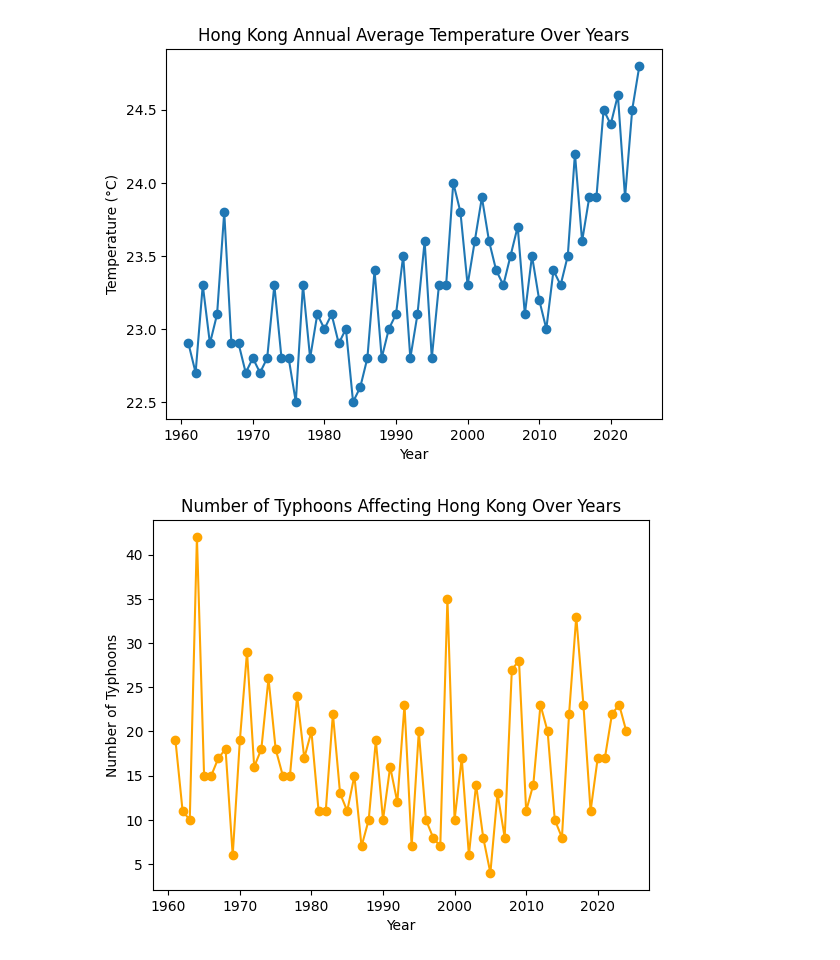
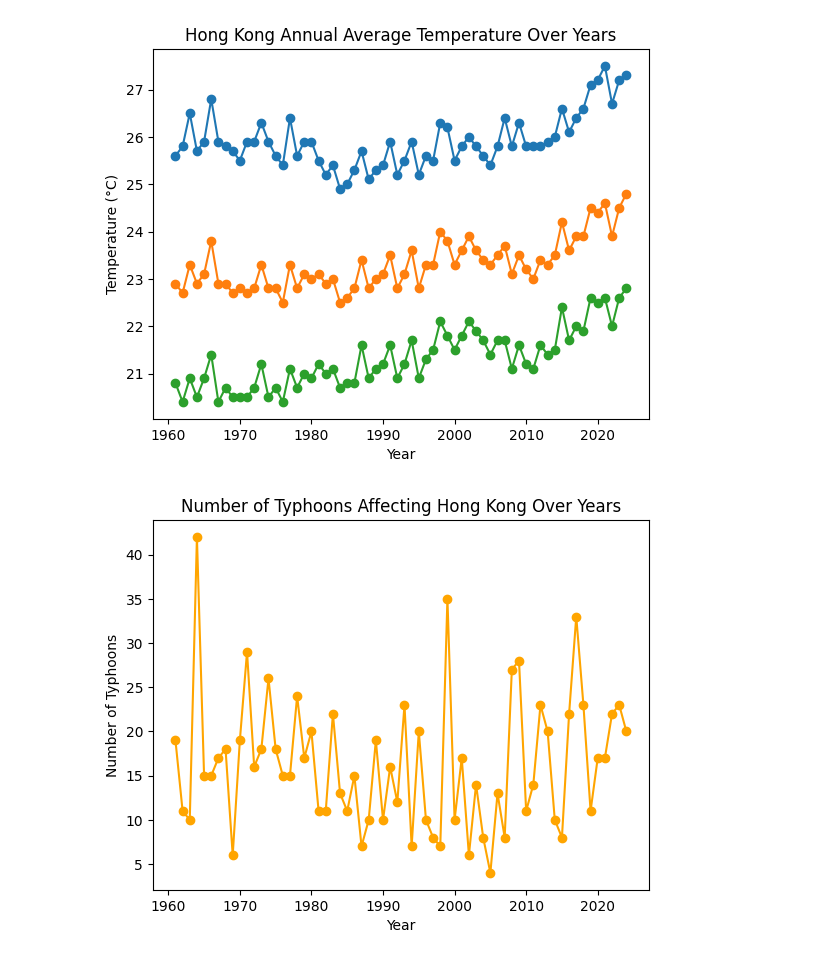
Before and after one commit to kinglingmk1/DIT-5401-Group-Project, a Jupyter notebook: main.ipynb, the cells around one changed output. Drawn from its saved outputs; the diff is of its cells as text; code cells hidden in the pictures.

```diff
--- a/main.ipynb
+++ b/main.ipynb
@@ -1,17 +1,19 @@
 # %%
 import matplotlib.pyplot as plt
 import numpy as np
 import pandas as pd
 
 #read hk temperature data
 avg_temp = pd.read_csv('hktemp.csv')
-#using plt show
-plt.plot(avg_temp['Year'], avg_temp['avg_temp'], marker='o')
+#using plt show high avg avg and low avg temperature
+plt.plot(avg_temp['Year'], avg_temp['avg_high_temp'], marker='o', label='High Avg Temp')
+plt.plot(avg_temp['Year'], avg_temp['avg_temp'], marker='o', label='Avg Temp')
+plt.plot(avg_temp['Year'], avg_temp['avg_low_temp'], marker='o', label='Low Avg Temp')
 plt.title('Hong Kong Annual Average Temperature Over Years')
 plt.xlabel('Year')
 plt.ylabel('Temperature (°C)')
 plt.show()
 # %% [output]
-[figure, old version]
+[figure, new version]
 # %%
 typhoon_num = pd.read_csv('hktyphoon.csv')
```
Also changed, not shown: parts of 1 cell of this notebook.
